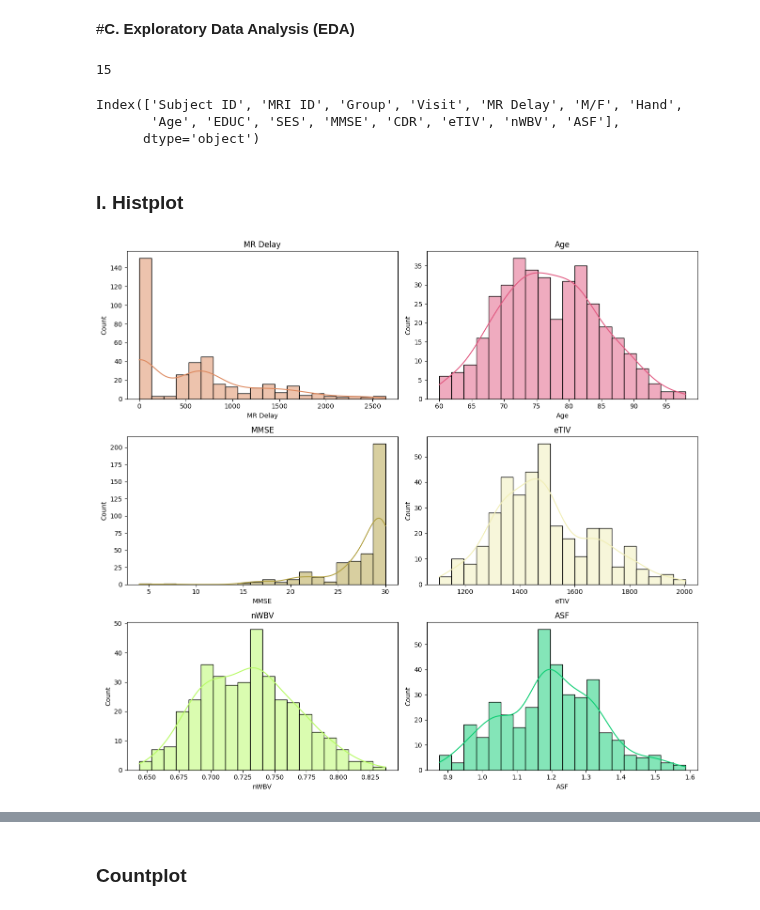
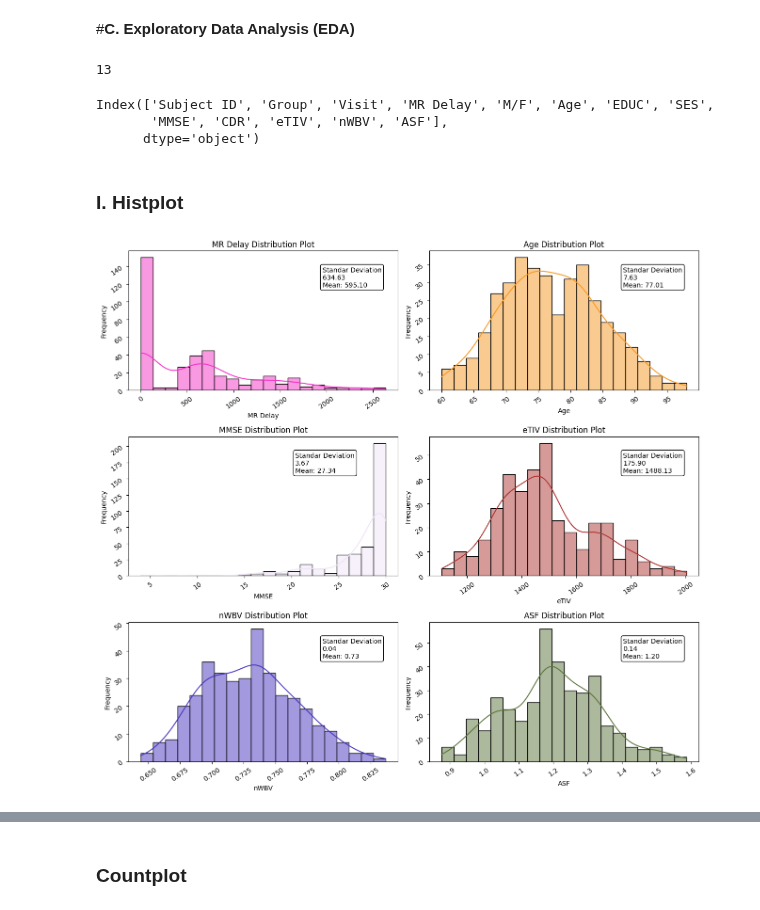
Before and after one commit to Amethyst646/ML-Learning, a Jupyter notebook: Demented and Nondemented Classification/Demented_vs_Non_Demented_Classification.ipynb, the cells around one changed output, grey strips where cells are left out. Cells and saved outputs as stored; diff of their text form; code cells hidden in the pictures.

```diff
--- a/Demented and Nondemented Classification/Demented_vs_Non_Demented_Classification.ipynb
+++ b/Demented and Nondemented Classification/Demented_vs_Non_Demented_Classification.ipynb
@@ -154,0 +153,2 @@ DS.duplicated().sum()
+# %%
+DS = DS.drop(columns=['MRI ID', 'Hand'])
@@ -224,33 +247,53 @@ DS['Group'].unique()
 array(['Nondemented', 'Demented'], dtype=object)
 # %% [markdown]
 #**C. Exploratory Data Analysis (EDA)**
-# %%
-print(len(DS.columns))
-DS.columns
-# %% [output]
-15
-Index(['Subject ID', 'MRI ID', 'Group', 'Visit', 'MR Delay', 'M/F', 'Hand',
-       'Age', 'EDUC', 'SES', 'MMSE', 'CDR', 'eTIV', 'nWBV', 'ASF'],
-      dtype='object')
+# %%
+col_DS = DS.columns
+print(len(DS.columns))
+col_DS
+# %% [output]
+13
+Index(['Subject ID', 'Group', 'Visit', 'MR Delay', 'M/F', 'Age', 'EDUC', 'SES',
+       'MMSE', 'CDR', 'eTIV', 'nWBV', 'ASF'],
+      dtype='object')
 # %% [markdown]
 ### I. Histplot
 # %%
+from matplotlib.patches import Rectangle
+
+col_hist = ['MR Delay', 'Age', 'MMSE', 'eTIV', 'nWBV', 'ASF']
+
 fig, axes = plt.subplots(3,2, figsize=(13,12))
-col_hist = ['MR Delay', 'Age', 'MMSE', 'eTIV', 'nWBV', 'ASF']
 axes = axes.flatten()
 
 def random_color():
     return [random.random() for _ in range(3)]
 
 for i, var in enumerate(col_hist):
-  ax = axes[i]
-  sns.histplot(data=DS, x=var, ax=ax, kde=True,color=random_color(), edgecolor='black', bins=20)
-  ax.set_title(f'{var}')
+  std = np.std(DS[var])
+  mn = np.mean(DS[var])
+
+  sns.histplot(data=DS, x=var, ax=axes[i], kde=True,color=random_color(), edgecolor='black', bins=20)
+  axes[i].set_title(f'{var} Distribution Plot')
+  axes[i].set_xlabel(var)
+  axes[i].set_ylabel('Frequency')
+  axes[i].tick_params(labelrotation=35)
+
+  if var == 'MMSE':
+    x_y = (0.6,0.85)
+  else:
+    x_y = (0.7,0.85)
+
+  props = dict(boxstyle='round', edgecolor='black', facecolor='white')
+  axes[i].annotate(f'Standar Deviation\n{std:.2f}\nMean: {mn:.2f}', xy=x_y,
+                   xycoords="axes fraction", xytext=(8,8), textcoords="offset points",
+                   ha='left', va='top', bbox=props)
+
 
 for j in range(len(col_hist), len(axes)):
     axes[j].axis('off')
 
 plt.tight_layout()
 plt.show()
 # %% [output]
-[figure, old version]
+[figure, new version]
```
Also changed, not shown: parts of 73 cells of this notebook.
